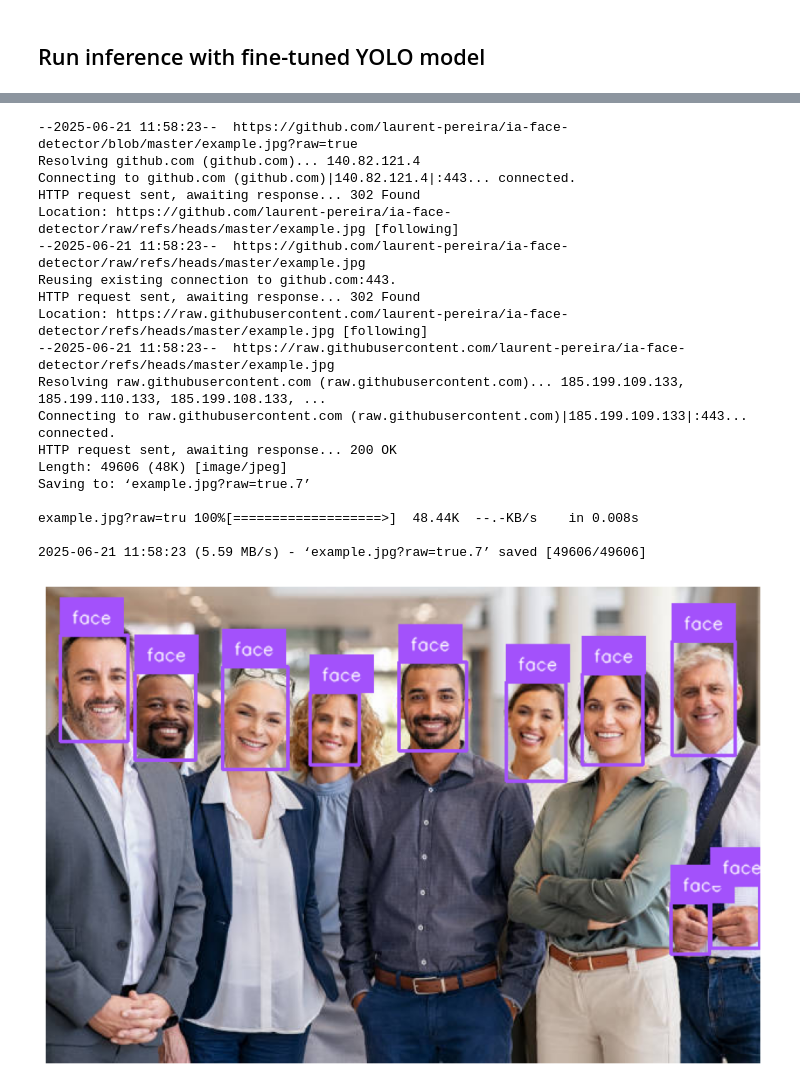
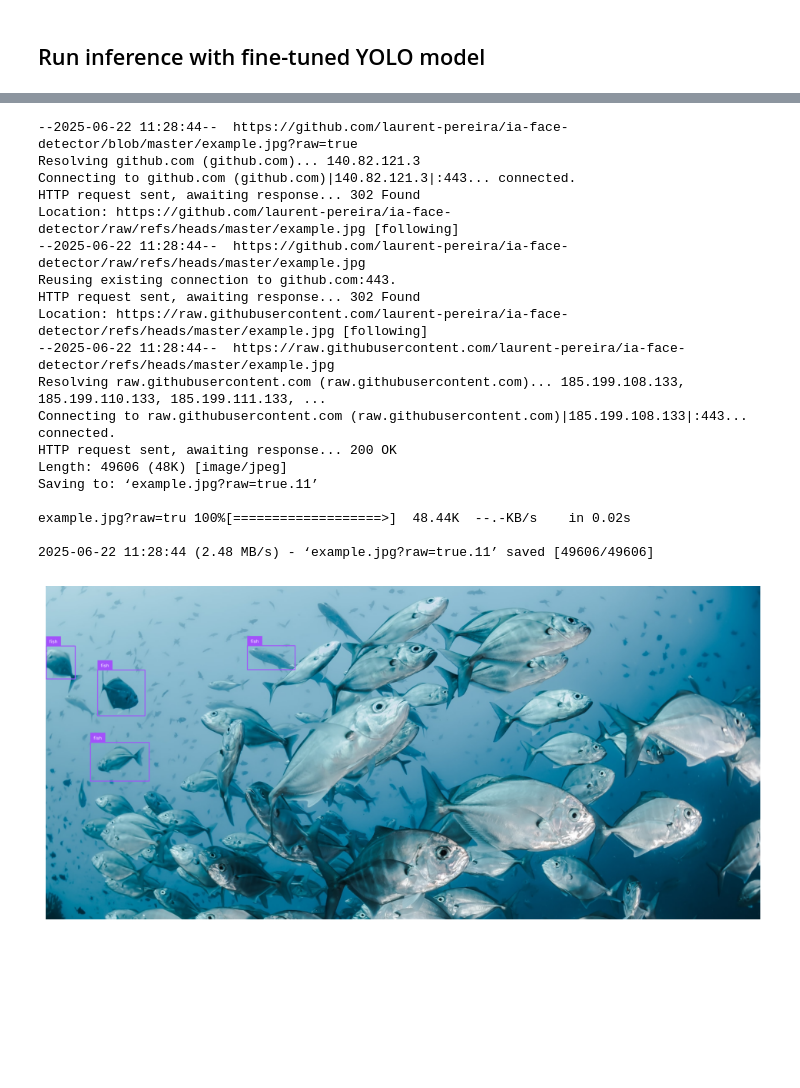
Before and after one commit to laurent-pereira/yolo-notebooks, a Jupyter notebook: notebooks/train-yolo-fish-model.ipynb, the cells around one changed output, grey strips where cells are left out. Drawn from its saved outputs; the diff is of its cells as text; code cells hidden in the pictures; blank space fills up the shorter version.

Commit message:
Train fish model (bas result)

```diff
--- a/notebooks/train-yolo-fish-model.ipynb
+++ b/notebooks/train-yolo-fish-model.ipynb
@@ -316,40 +332,40 @@ sv.plot_image(annotated_image)
 # %%
-model = YOLO(f'/home/jovyan/yolo-training/train5/weights/best.pt')
+model = YOLO(f'/home/jovyan/yolo-training/train8/weights/best.pt')
 
 !wget https://github.com/laurent-pereira/ia-face-detector/blob/master/example.jpg?raw=true
 
-image_path = f"{HOME}/example.jpg?raw=true"
+image_path = f"{HOME}/Fish-swimming-together.jpg"
 image = cv2.imread(image_path)
 
 results = model(image, verbose=False)[0]
 detections = sv.Detections.from_ultralytics(results).with_nms()
 
 box_annotator = sv.BoxAnnotator()
 label_annotator = sv.LabelAnnotator()
 
 annotated_image = image.copy()
 annotated_image = box_annotator.annotate(scene=annotated_image, detections=detections)
 annotated_image = label_annotator.annotate(scene=annotated_image, detections=detections)
 
 sv.plot_image(annotated_image)
 # %% [output]
---2025-06-21 11:58:23--  https://github.com/laurent-pereira/ia-face-detector/blob/master/example.jpg?raw=true
-Resolving github.com (github.com)... 140.82.121.4
-Connecting to github.com (github.com)|140.82.121.4|:443... connected.
+--2025-06-22 11:28:44--  https://github.com/laurent-pereira/ia-face-detector/blob/master/example.jpg?raw=true
+Resolving github.com (github.com)... 140.82.121.3
+Connecting to github.com (github.com)|140.82.121.3|:443... connected.
 HTTP request sent, awaiting response... 302 Found
 Location: https://github.com/laurent-pereira/ia-face-detector/raw/refs/heads/master/example.jpg [following]
---2025-06-21 11:58:23--  https://github.com/laurent-pereira/ia-face-detector/raw/refs/heads/master/example.jpg
+--2025-06-22 11:28:44--  https://github.com/laurent-pereira/ia-face-detector/raw/refs/heads/master/example.jpg
 Reusing existing connection to github.com:443.
 HTTP request sent, awaiting response... 302 Found
 Location: https://raw.githubusercontent.com/laurent-pereira/ia-face-detector/refs/heads/master/example.jpg [following]
---2025-06-21 11:58:23--  https://raw.githubusercontent.com/laurent-pereira/ia-face-detector/refs/heads/master/example.jpg
-Resolving raw.githubusercontent.com (raw.githubusercontent.com)... 185.199.109.133, 185.199.110.133, 185.199.108.133, ...
-Connecting to raw.githubusercontent.com (raw.githubusercontent.com)|185.199.109.133|:443... connected.
+--2025-06-22 11:28:44--  https://raw.githubusercontent.com/laurent-pereira/ia-face-detector/refs/heads/master/example.jpg
+Resolving raw.githubusercontent.com (raw.githubusercontent.com)... 185.199.108.133, 185.199.110.133, 185.199.111.133, ...
+Connecting to raw.githubusercontent.com (raw.githubusercontent.com)|185.199.108.133|:443... connected.
 HTTP request sent, awaiting response... 200 OK
 Length: 49606 (48K) [image/jpeg]
-Saving to: ‘example.jpg?raw=true.7’
+Saving to: ‘example.jpg?raw=true.11’
 
-example.jpg?raw=tru 100%[===================>]  48.44K  --.-KB/s    in 0.008s
+example.jpg?raw=tru 100%[===================>]  48.44K  --.-KB/s    in 0.02s
 
-2025-06-21 11:58:23 (5.59 MB/s) - ‘example.jpg?raw=true.7’ saved [49606/49606]
+2025-06-22 11:28:44 (2.48 MB/s) - ‘example.jpg?raw=true.11’ saved [49606/49606]
-[figure, old version]
+[figure, new version]
```
Also changed, not shown: parts of 16 cells of this notebook, 2 other files.
